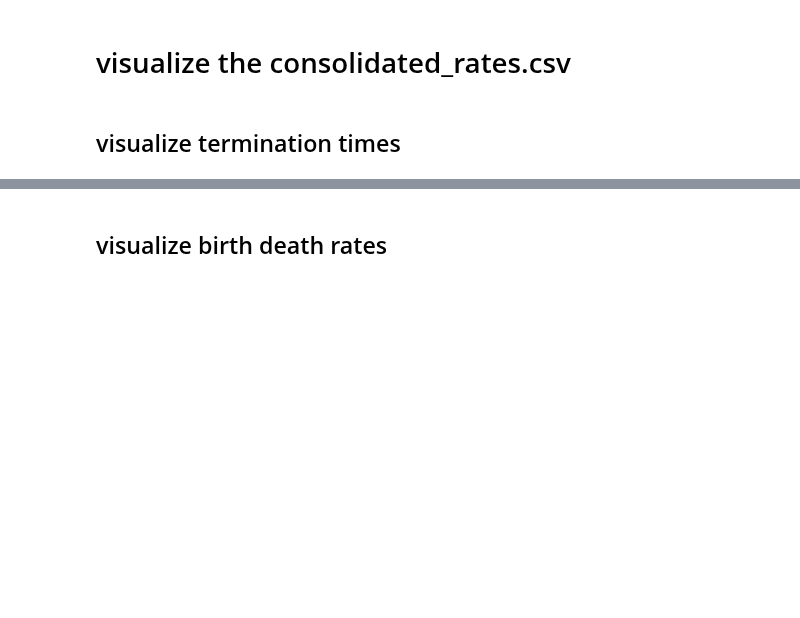
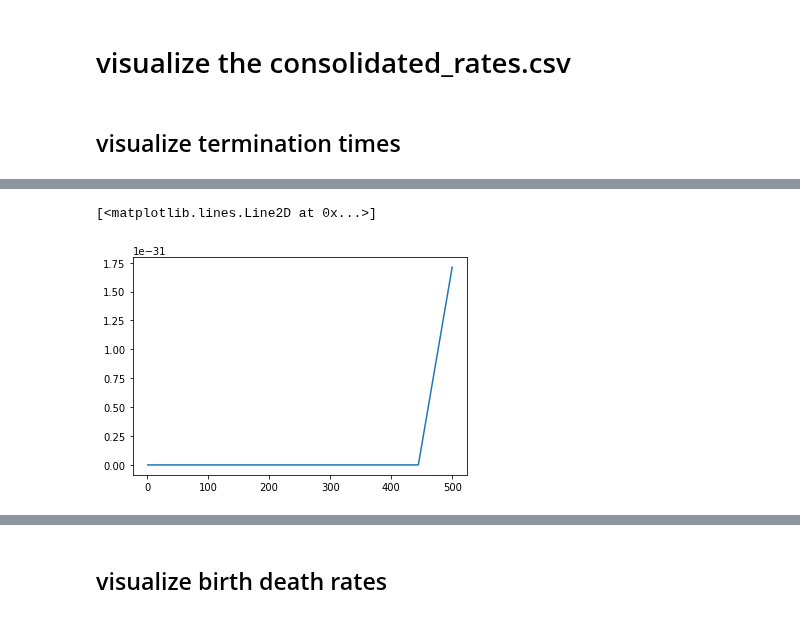
Before and after one commit to timtyree/care, a Jupyter notebook: notebooks/Visualize Birth-Death Rates For a Given Folder.ipynb, the cells around one changed output, grey strips where cells are left out. Cells and saved outputs as stored; diff of their text form; code cells hidden in the pictures; blank space fills up the shorter version.

```diff
--- a/notebooks/Visualize Birth-Death Rates For a Given Folder.ipynb
+++ b/notebooks/Visualize Birth-Death Rates For a Given Folder.ipynb
@@ -114,0 +124,8 @@ saved figure in
+# %%
+x_values = np.linspace(1,500,10)
+# y_values = poisson(284).pmf(x_values)
+pdf = lambda x: x^284
+plt.plot(x_values,y_values)
+# %% [output]
+[<matplotlib.lines.Line2D at 0x...>]
+[figure, added]
```
Also changed, not shown: parts of 17 cells of this notebook, 6 other files.
